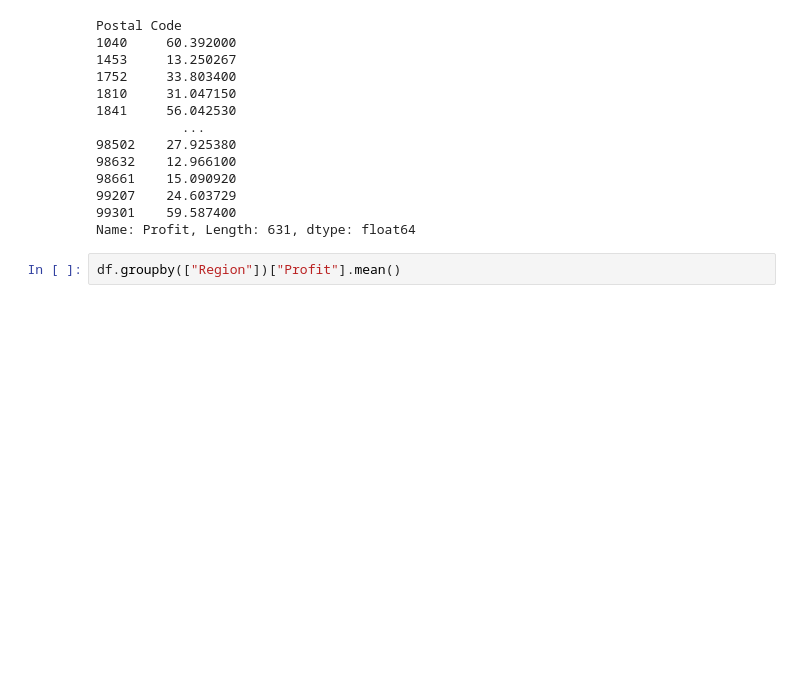
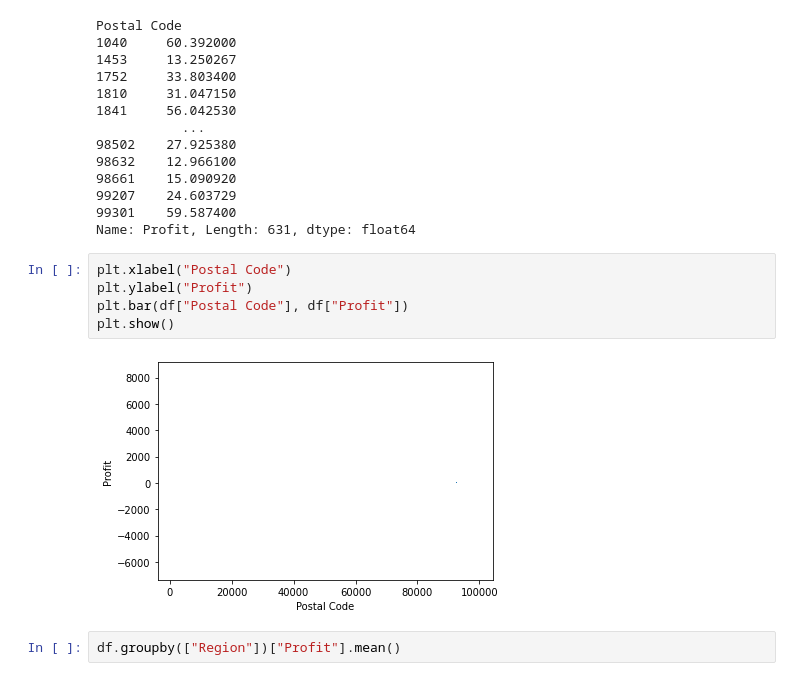
Before and after one commit to sahilparmar4/EDA-on-Sales, a Jupyter notebook: 3_EDA_1.ipynb, the cells around one changed output. Saved outputs shown, nothing was run; the diff lists cells and outputs as text; blank space fills up the shorter version.

```diff
--- a/3_EDA_1.ipynb
+++ b/3_EDA_1.ipynb
@@ -71,6 +86,13 @@ Postal Code
 99207    24.603729
 99301    59.587400
 Name: Profit, Length: 631, dtype: float64
+# %%
+plt.xlabel("Postal Code")
+plt.ylabel("Profit")
+plt.bar(df["Postal Code"], df["Profit"])
+plt.show()
+# %% [output]
+[figure, added]
 # %%
 df.groupby(["Region"])["Profit"].mean()
 # %% [output]
```
Also changed, not shown: parts of 9 cells of this notebook.
